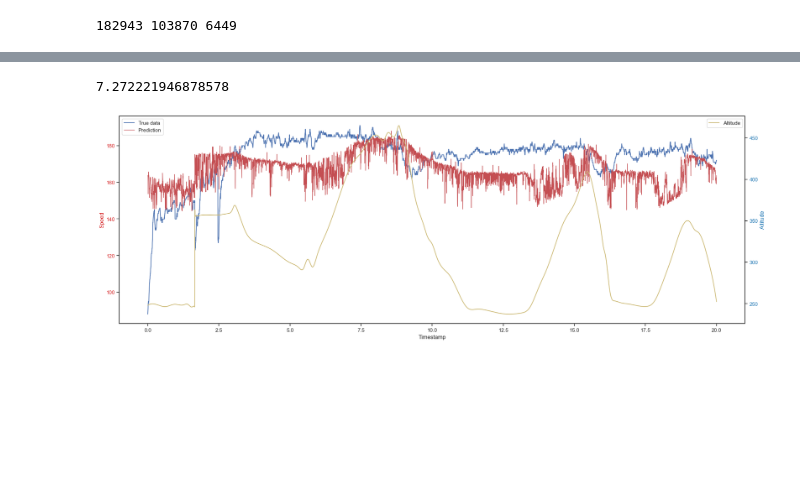
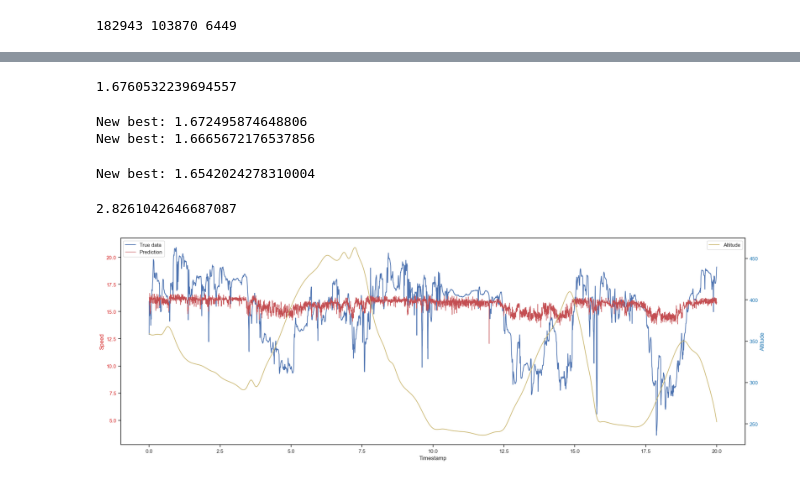
Before and after one commit to VojtaZahradnik/master_thesis, a Jupyter notebook: src/research/with_rep_act.ipynb, the cells around one changed output, grey strips where cells are left out. Saved outputs shown, nothing was run; the diff lists cells and outputs as text; code cells hidden in the pictures; blank space fills up the shorter version.

```diff
--- a/src/research/with_rep_act.ipynb
+++ b/src/research/with_rep_act.ipynb
@@ -43,7 +56,44 @@ replace_cols = random_shooting.generate_cols(replace_act.columns, ban_cols=['hea
+# %%
+valid_df['heart_rate'] = np.mean(replace_act.heart_rate)
+valid_df['cadence'] = np.mean(replace_act.cadence)
+valid_df['log_heart_rate'] = np.log(valid_df.heart_rate)
+valid_df['sin_heart_rate'] = np.sin(valid_df.heart_rate)
+valid_df['cos_heart_rate'] = np.cos(valid_df.heart_rate)
+valid_df['tan_heart_rate'] = np.tan(valid_df.heart_rate)
+valid_df['diff_heart_rate'] = (valid_df.heart_rate).diff()
+valid_df['log_cadence'] = np.log(valid_df.cadence)
+valid_df['sin_cadence'] = np.sin(valid_df.cadence)
+valid_df['cos_cadence'] = np.cos(valid_df.cadence)
+valid_df['tan_cadence'] = np.tan(valid_df.cadence)
+valid_df['diff_cadence'] = valid_df.cadence.diff()
+valid_df['cadence_delayed'] = preprocess.calc_delayed(valid_df.cadence)
+valid_df['log_cadence_delayed'] = np.log(valid_df.cadence_delayed)
+valid_df['sin_cadence_delayed'] = np.sin(valid_df.cadence_delayed)
+valid_df['cos_cadence_delayed'] = np.cos(valid_df.cadence_delayed)
+valid_df['tan_cadence_delayed'] = np.tan(valid_df.cadence_delayed)
+valid_df['diff_cadence_delayed'] = valid_df.cadence_delayed.diff()
+# %%
+_,_,rmse,cols, nrmse = random_shooting.random_shoot(
+                          train_df=train_df,
+                          test_df=test_df,
+                          hmax=30,
+                          endog='enhanced_speed',
+                          )
+np.min(rmse)
+# %% [output]
+1.6760532239694557
+# %%
+full_cols = [x for x in train_df.columns if 'enhanced_speed' not in x]
+sorted_cols = [x for _, x in sorted(zip(rmse, cols))]
+best, best_eval = genetic_optimization.genetic_algorithm(3, r_cross,r_mut ,sorted_cols,train_df,test_df,full_cols,'enhanced_speed')
+# %% [output]
+New best: 1.672495874648806
+New best: 1.6665672176537856
+New best: 1.6542024278310004
 # %%
-form = random_shooting.get_form(list(replace_cols),endog='heart_rate')
+form = random_shooting.get_form(list(best),endog='enhanced_speed')
 result = spec.ols_form(train_df, form)
-pred_ols = pred.predict(replace_act, result)
-evl.rmse(replace_act.heart_rate,pred_ols)
+pred_ols = pred.predict(valid_df, result)
+print(evl.rmse(speed,pred_ols))
 # %% [output]
-7.272221946878578
+2.8261042646687087
@@ -52,4 +100,4 @@ pred_ols = pred.predict(valid_df, result)
 # %%
-fig = evl.plot(df=valid_df,pred=pred_ols,endog='enhanced_speed',true_data=valid_df.heart_rate)
+fig = evl.plot(df=valid_df,pred=pred_ols,endog='enhanced_speed',true_data=speed)
 # %% [output]
-[figure, old version]
+[figure, new version]
```
Also changed, not shown: parts of 8 cells of this notebook, 8 other files.
